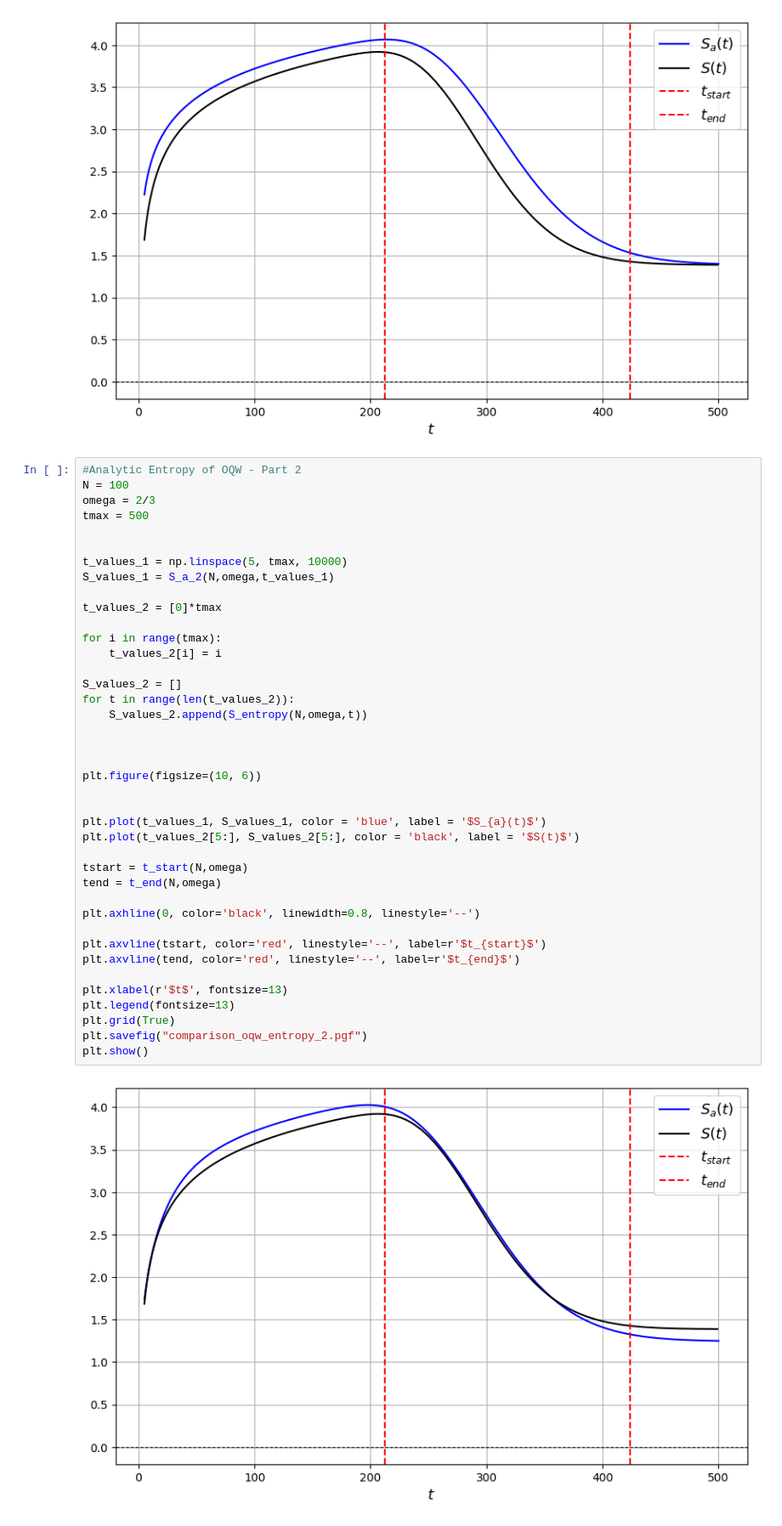
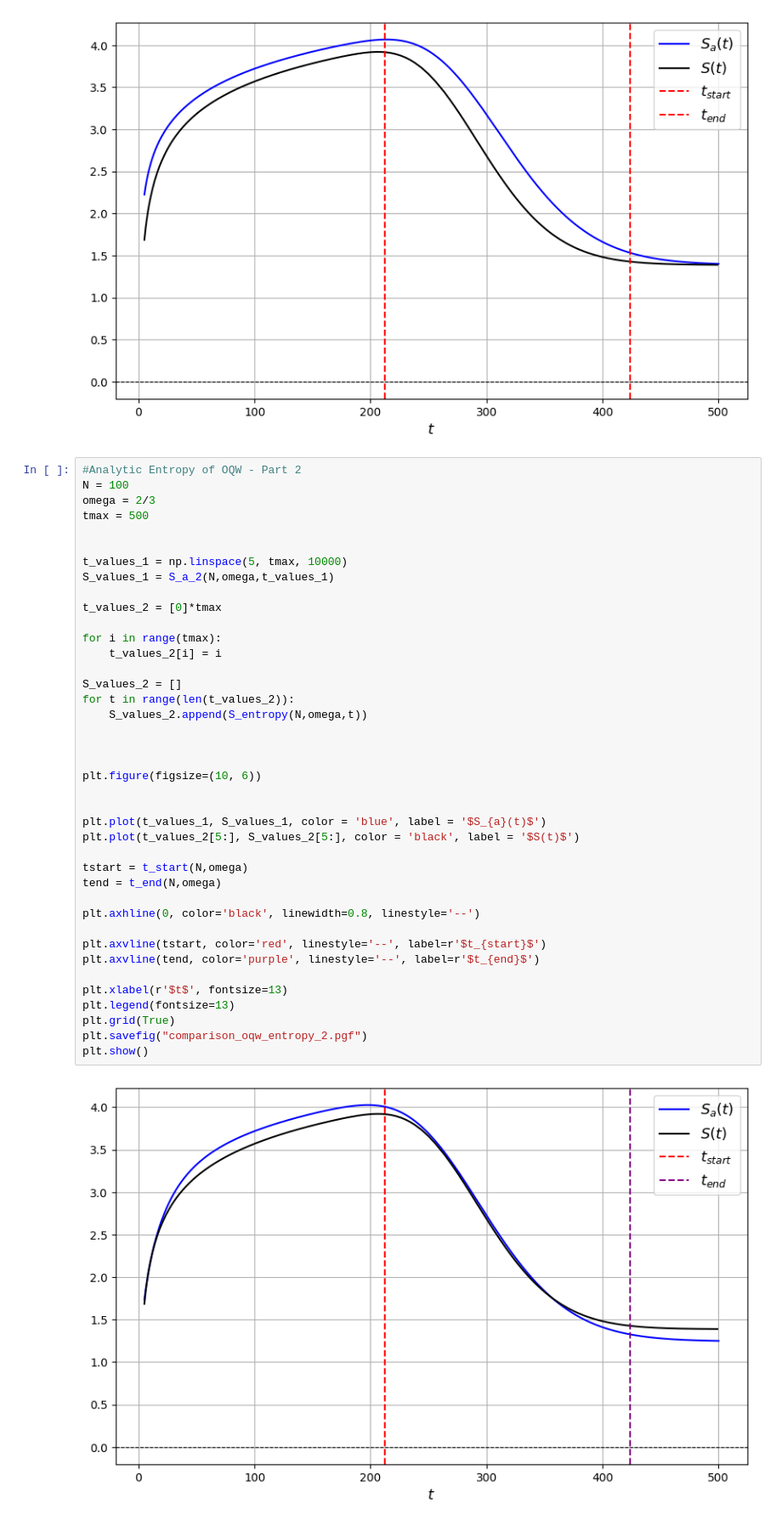
Before and after one commit to pedrolinckm/OQW-Thermodynamics, a Jupyter notebook: thermodynamics_oqw.ipynb, the cells around one changed output. Shown at 85% size. Cells and saved outputs as stored; diff of their text form.

```diff
--- a/thermodynamics_oqw.ipynb
+++ b/thermodynamics_oqw.ipynb
@@ -390,35 +390,35 @@ S_values_1 = S_a_2(N,omega,t_values_1)
 t_values_2 = [0]*tmax
 
 for i in range(tmax):
     t_values_2[i] = i
 
 S_values_2 = []
 for t in range(len(t_values_2)):
     S_values_2.append(S_entropy(N,omega,t))
 
 
 
 plt.figure(figsize=(10, 6))
 
 
 plt.plot(t_values_1, S_values_1, color = 'blue', label = '$S_{a}(t)$')
 plt.plot(t_values_2[5:], S_values_2[5:], color = 'black', label = '$S(t)$')
 
 tstart = t_start(N,omega)
 tend = t_end(N,omega)
 
 plt.axhline(0, color='black', linewidth=0.8, linestyle='--')
 
 plt.axvline(tstart, color='red', linestyle='--', label=r'$t_{start}$')
-plt.axvline(tend, color='red', linestyle='--', label=r'$t_{end}$')
+plt.axvline(tend, color='purple', linestyle='--', label=r'$t_{end}$')
 
 plt.xlabel(r'$t$', fontsize=13)
 plt.legend(fontsize=13)
 plt.grid(True)
 plt.savefig("comparison_oqw_entropy_2.pgf")
 plt.show()
 # %% [output]
-[figure, old version]
+[figure, new version]
 # %%
 #average relative error between zero and t_end -> NEW ENTROPY FORMULA
 t_values = []
```
Also changed, not shown: parts of 5 cells of this notebook.
